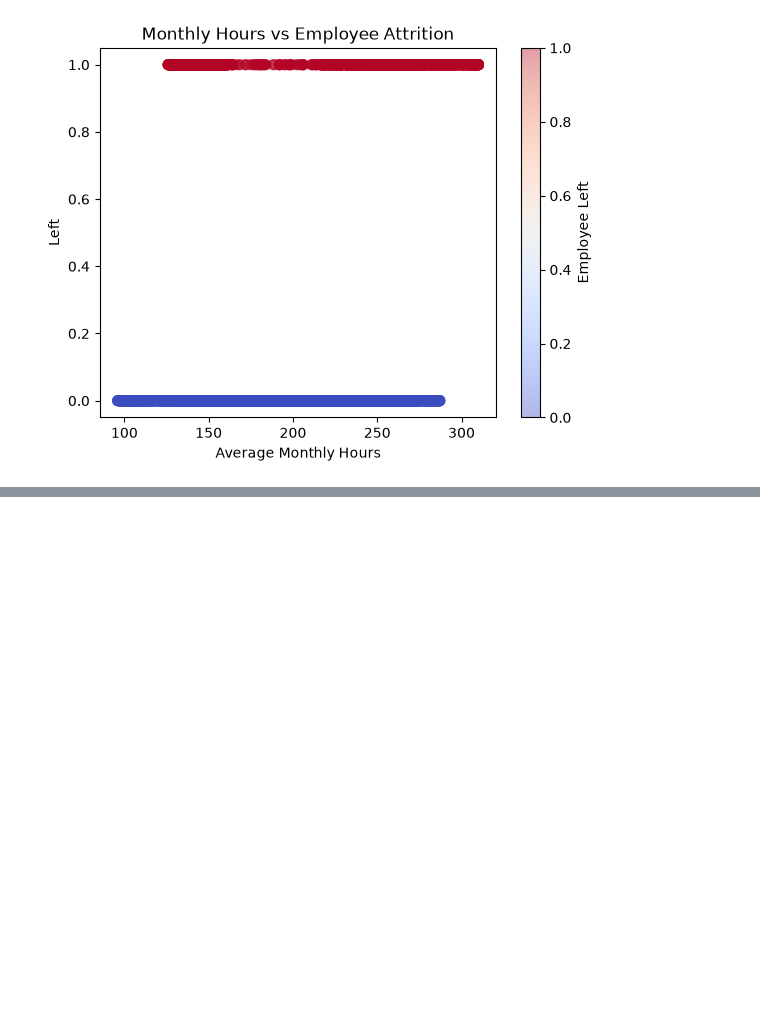
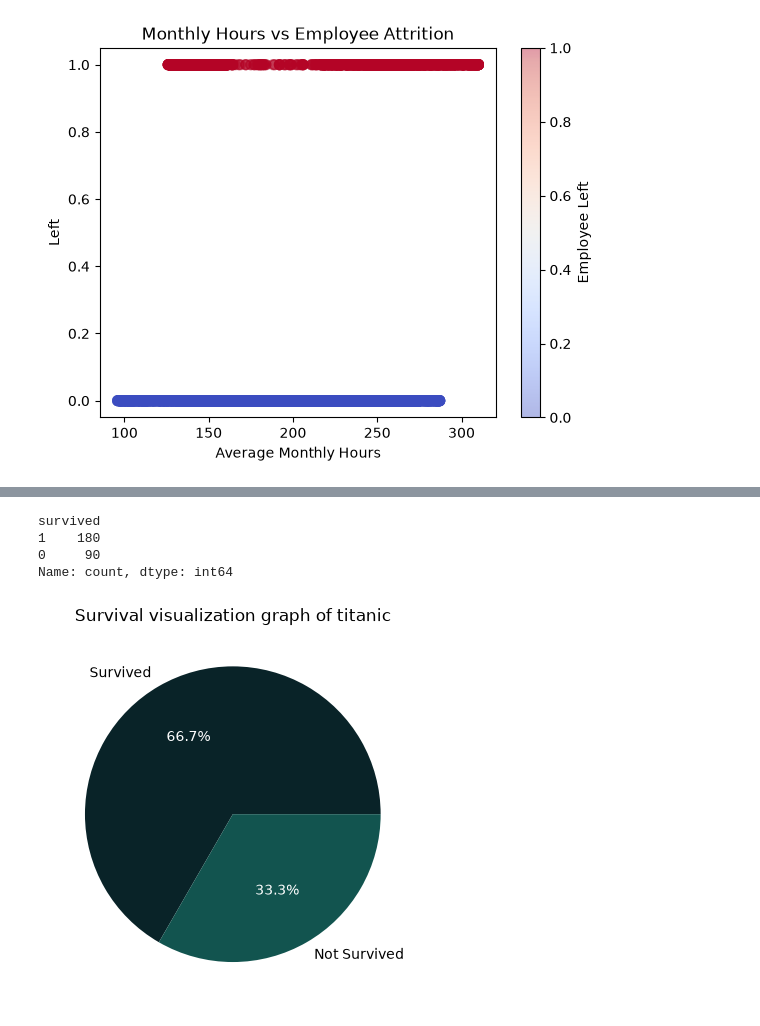
Before and after one commit to Ashuu189/python-libraries-pro, a Jupyter notebook: PracticeSheet/complete-matplotlib-sheet.ipynb, the cells around one changed output, grey strips where cells are left out. Drawn from its saved outputs; the diff is of its cells as text; code cells hidden in the pictures; blank space fills up the shorter version.

```diff
--- a/PracticeSheet/complete-matplotlib-sheet.ipynb
+++ b/PracticeSheet/complete-matplotlib-sheet.ipynb
@@ -758,0 +799,20 @@ plt.show()
+# %%
+a=titanic['survived'].value_counts()
+
+a
+# %% [output]
+survived
+1    180
+0     90
+Name: count, dtype: int64
+# %%
+a,b,c=plt.pie(a,labels=['Survived','Not Survived'],colors=['#092328','#12544F'],autopct='%1.1f%%')
+plt.title('Survival visualization graph of titanic')
+
+
+for p in c:
+    p.set_color('white')
+
+plt.show()
+# %% [output]
+[figure, added]
```
Also changed, not shown: parts of 27 cells of this notebook, 1 other file.
